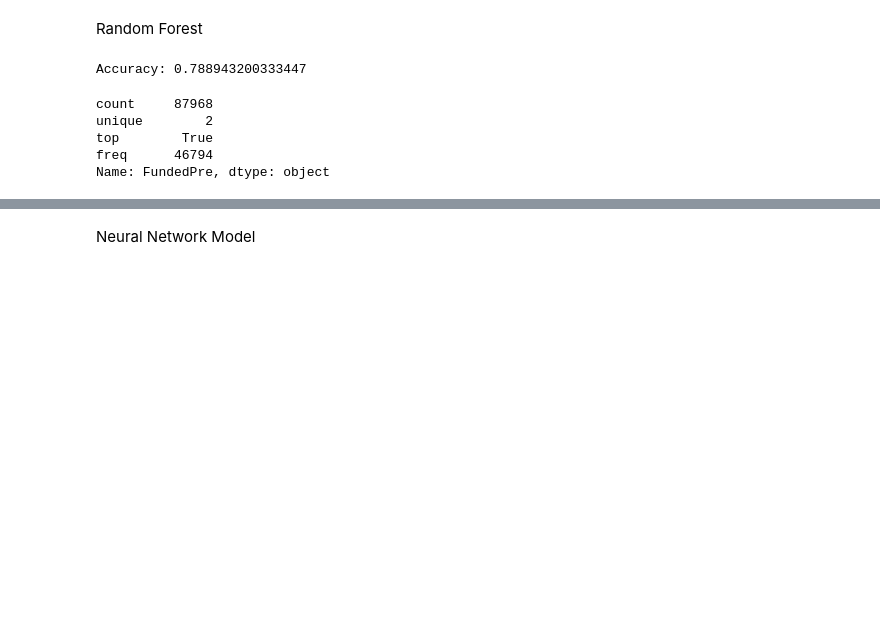
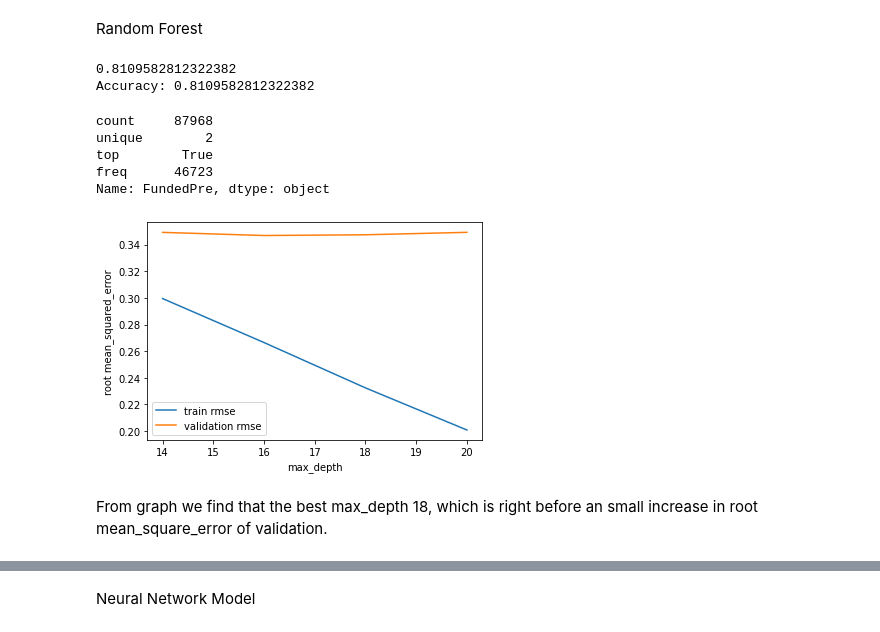
Before and after one commit to d-istratii/DataScienceVU, a Jupyter notebook: model.ipynb, the cells around one changed output, grey strips where cells are left out. Cells and saved outputs as stored; diff of their text form; code cells hidden in the pictures; blank space fills up the shorter version.

```diff
--- a/model.ipynb
+++ b/model.ipynb
@@ -435,31 +438,63 @@ dataFrame['log_goal'] = np.log(dataFrame['goal'])
 dataFrame['category_no'] = le.fit_transform(dataFrame['category'])
 dataFrame['subcategory_no'] = le.fit_transform(dataFrame['subcategory'])
 dataFrame['country_no'] = le.fit_transform(dataFrame['country'])
+dataFrame['location_no'] = le.fit_transform(dataFrame['location'])
 
 from sklearn.ensemble import RandomForestClassifier
 
-X =dataFrame[['goal', 'category_no', 'subcategory_no', 'staff_pick', '','country_no']]  # Known features
+X = dataFrame[['goal', 'category_no', 'subcategory_no', 'staff_pick','launched_at','deadline']]  # Known features
 y = dataFrame['funded']  # To be predicted
 
 # Split the dataset into a training- and test set
-X_train, X_test, y_train, y_test = train_test_split(X, y, test_size=0.3)
+X_train, X_test, y_train, y_test = train_test_split(
+    X, y, test_size= 0.2, random_state=1)
+X_train, X_val, y_train, y_val = train_test_split(
+    X_train, y_train, test_size=0.25, random_state=1) #train, val, test set will be 60%, 20%, 20%
 
 # Create a Gaussian Classifier
-clf = RandomForestClassifier(n_estimators=20)
+clf = RandomForestClassifier(n_estimators=100)
 
 # Train the model with the training features
 clf.fit(X_train,y_train)
 
-y_pred = clf.predict(X_test)
+y_pred = clf.predict(X_val)
+print (clf.score(X_val,y_val))
 
 # Correctness of the classifier (slightly different everytime)
-print("Accuracy:",metrics.accuracy_score(y_test, y_pred))
+print("Accuracy:",metrics.accuracy_score(y_val, y_pred))
+
+
 dataFrame['FundedPre'] = clf.predict(X)
 dataFrame.FundedPre.describe()
 # %% [output]
-Accuracy: 0.788943200333447
+0.8109582812322382
+Accuracy: 0.8109582812322382
 count     87968
 unique        2
 top        True
-freq      46794
+freq      46723
 Name: FundedPre, dtype: object
+# %%
+X_train, X_test, y_train, y_test = train_test_split(X, y, test_size=0.2)
+
+train_errors = []
+valid_errors = []
+param_range = [14,16,18,20]
+
+for max_depth in param_range:
+    random_forest = RandomForestRegressor(max_depth=max_depth, n_estimators=100, random_state=1)
+    random_forest.fit(X_train, y_train)
+
+    train_errors.append(np.sqrt(mean_squared_error(y_train, random_forest.predict(X_train))))
+    valid_errors.append(np.sqrt(mean_squared_error(y_test, random_forest.predict(X_test))))
+
+plt.xlabel('max_depth')
+plt.ylabel('root mean_squared_error')
+plt.plot(param_range, train_errors, label="train")
+plt.plot(param_range, valid_errors, label="validation")
+plt.legend()
+plt.show()
+# %% [output]
+[figure, added]
+# %% [markdown]
+From graph we find that the best max_depth 18, which is right before an small increase in root mean_square_error of validation.
```
Also changed, not shown: parts of 12 cells of this notebook.
